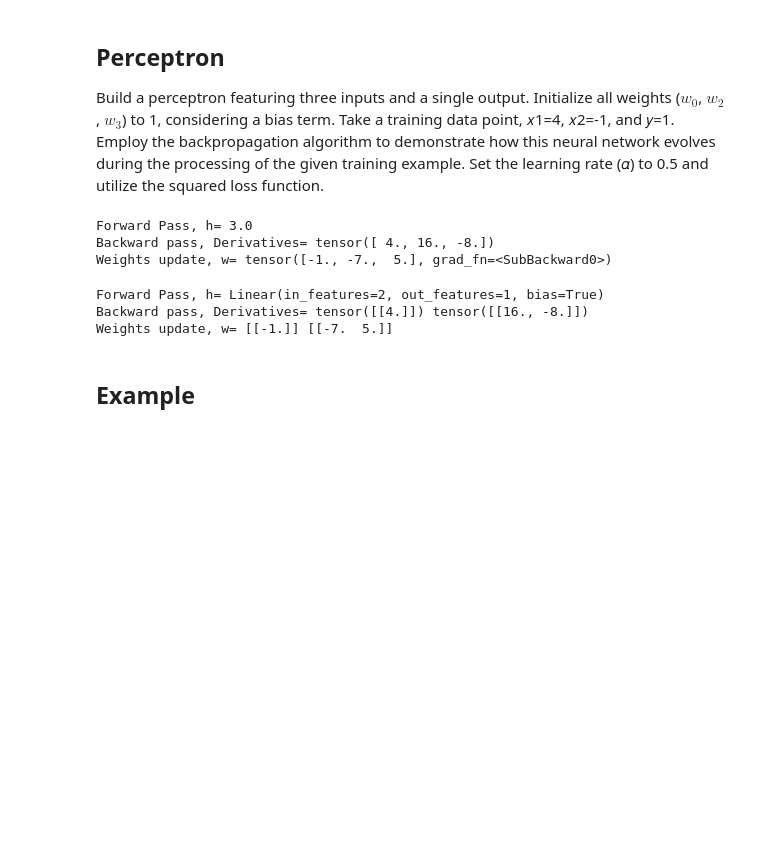
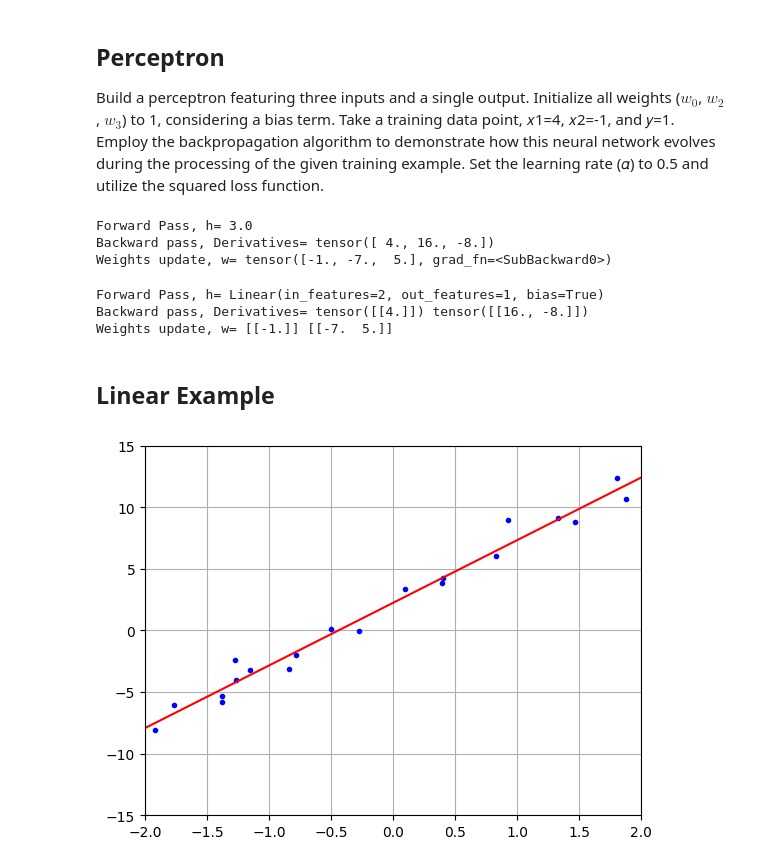
Before and after one commit to omarnust/ComputerVision, a Jupyter notebook: 09-ann.ipynb, the cells around one changed output. Saved outputs shown, nothing was run; the diff lists cells and outputs as text; code cells hidden in the pictures; blank space fills up the shorter version.

```diff
--- a/09-ann.ipynb
+++ b/09-ann.ipynb
@@ -92,4 +92,34 @@ Forward Pass, h= Linear(in_features=2, out_features=1, bias=True)
 Backward pass, Derivatives= tensor([[4.]]) tensor([[16., -8.]])
 Weights update, w= [[-1.]] [[-7.  5.]]
 # %% [markdown]
-## Example
+## Linear Example
+# %%
+np.random.seed(42)
+x_data = np.sort(-2. + 4. * np.random.rand(20))
+y_data = 5. * x_data + 2.5 + np.random.randn(20)
+
+X = torch.tensor(x_data[:,np.newaxis], dtype=torch.float32)
+Y = torch.tensor(y_data[:,np.newaxis], dtype=torch.float32)
+
+# Linear regression hypothesis using Pytorch
+h = nn.Linear(1, 1, bias=True) # h = w x + b
+
+optimizer = optim.SGD(h.parameters(), lr = .1) # stochastic gradient descent with learning rate lr
+Cost = nn.MSELoss() # mean squared error
+
+for i in range(50):
+    optimizer.zero_grad()
+    out = h(X)
+    loss = Cost(out, Y)
+    loss.backward()
+    optimizer.step()
+
+plt.plot(x_data, y_data, 'b.')
+x = torch.tensor(np.linspace(-2.0, 2.0, 100).reshape(-1,1), dtype=torch.float32)
+y = h(x).detach().numpy()
+plt.plot(x,y,'r')
+plt.ylim([-15, 15])
+plt.xlim([-2, 2])
+plt.grid('on')
+# %% [output]
+[figure, added]
```
Also changed, not shown: parts of 2 cells of this notebook.
